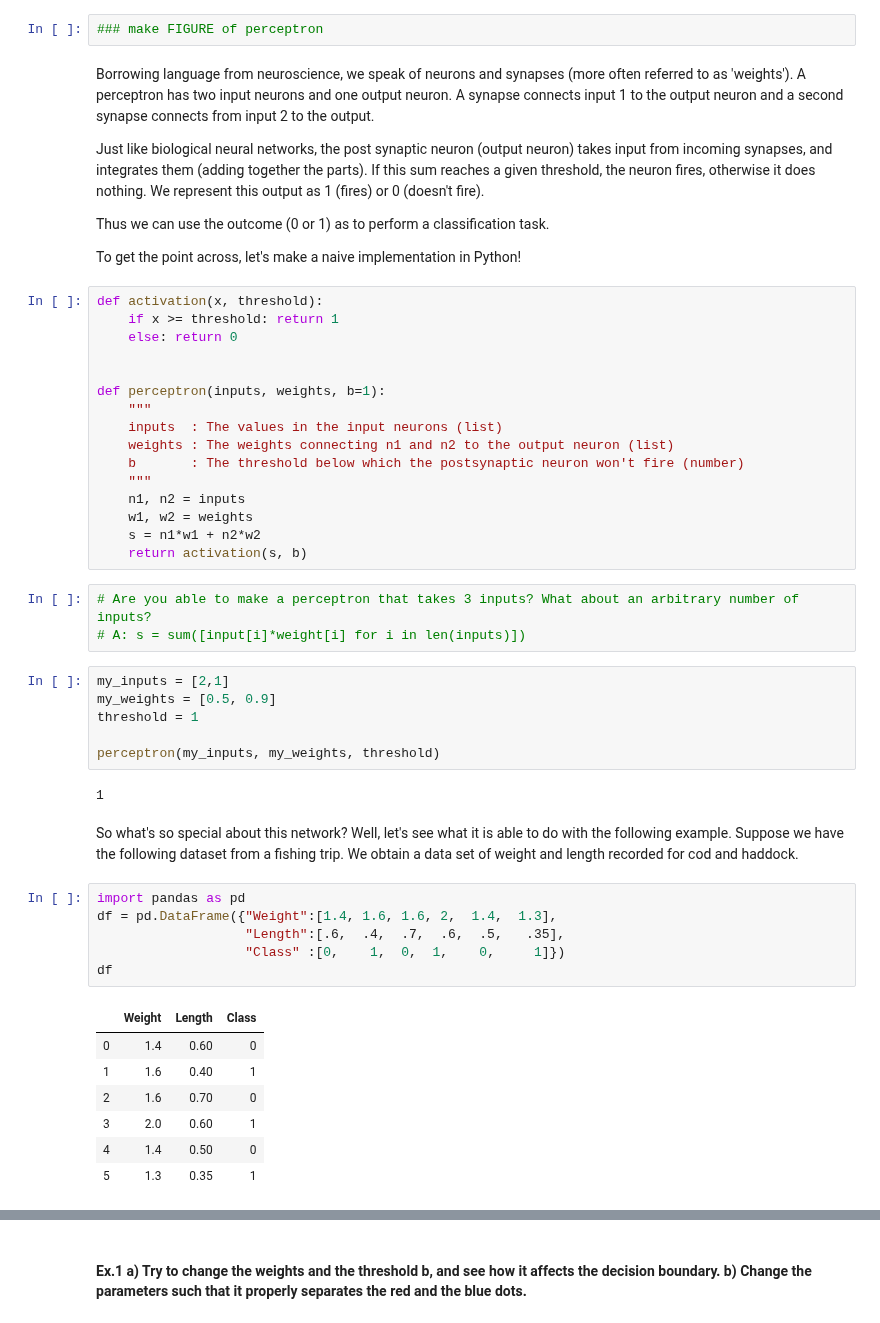
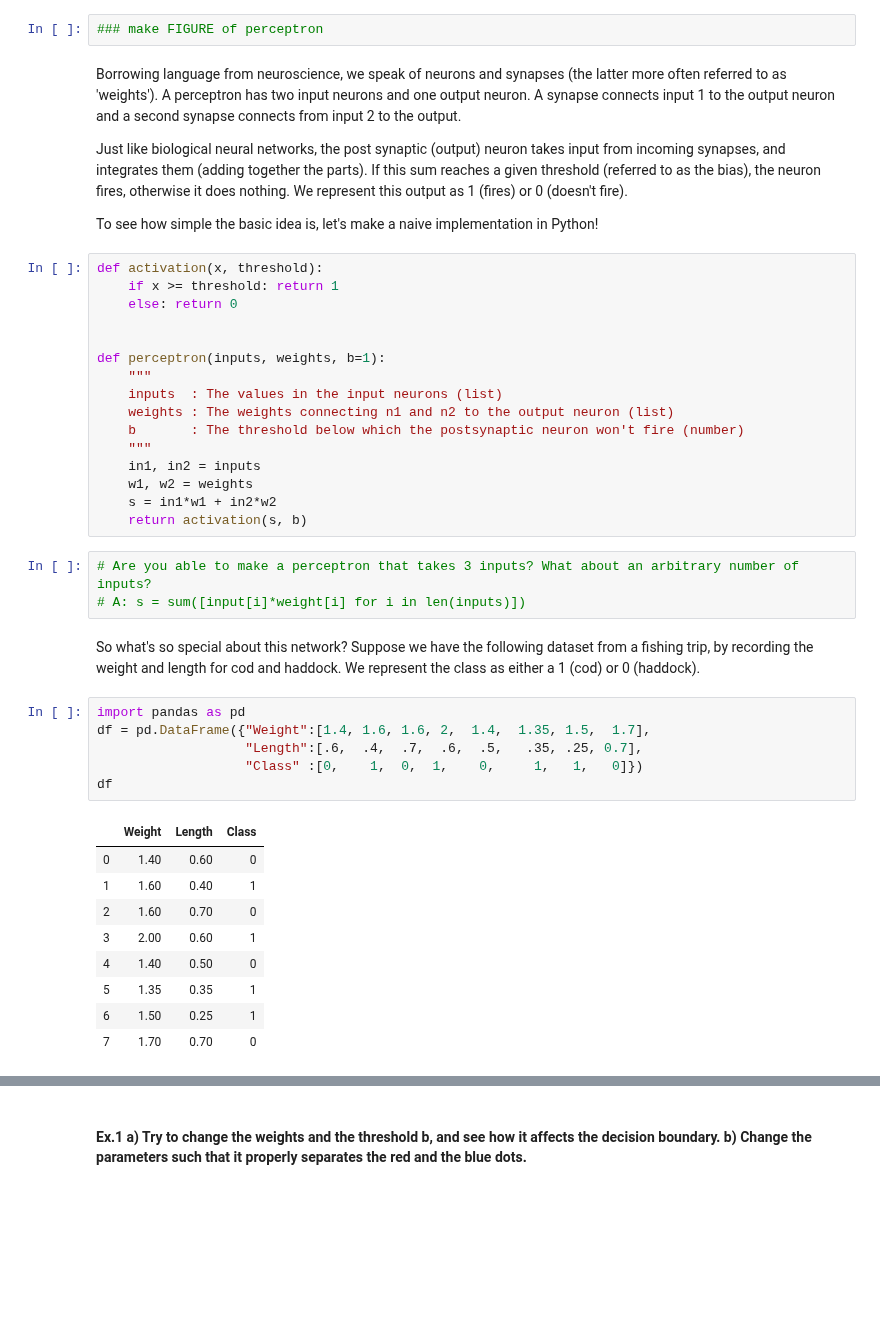
Before and after one commit to oercompbiomed/CBM101, a Jupyter notebook: H_Neural_Networks/1_Introduction_to_Neural_Networks.ipynb, the cells around one changed output, grey strips where cells are left out. Drawn from its saved outputs; the diff is of its cells as text; blank space fills up the shorter version.

```diff
--- a/H_Neural_Networks/1_Introduction_to_Neural_Networks.ipynb
+++ b/H_Neural_Networks/1_Introduction_to_Neural_Networks.ipynb
@@ -13,13 +13,11 @@ plt.style.use('ggplot')
 # %%
 ### make FIGURE of perceptron
 # %% [markdown]
-Borrowing language from neuroscience, we speak of neurons and synapses (more often referred to as 'weights'). A perceptron has two input neurons and one output neuron. A synapse connects input 1 to the output neuron and a second synapse connects from input 2 to the output.
+Borrowing language from neuroscience, we speak of neurons and synapses (the latter more often referred to as 'weights'). A perceptron has two input neurons and one output neuron. A synapse connects input 1 to the output neuron and a second synapse connects from input 2 to the output.
 
-Just like biological neural networks, the post synaptic neuron (output neuron) takes input from incoming synapses, and integrates them (adding together the parts). If this sum reaches a given threshold, the neuron fires, otherwise it does nothing. We represent this output as 1 (fires) or 0 (doesn't fire).
+Just like biological neural networks, the post synaptic (output) neuron takes input from incoming synapses, and integrates them (adding together the parts). If this sum reaches a given threshold (referred to as the bias), the neuron fires, otherwise it does nothing. We represent this output as 1 (fires) or 0 (doesn't fire).
 
-Thus we can use the outcome (0 or 1) as to perform a classification task.
-
-To get the point across, let's make a naive implementation in Python!
+To see how simple the basic idea is, let's make a naive implementation in Python!
 # %%
 def activation(x, threshold):
     if x >= threshold: return 1
@@ -32,34 +30,28 @@ def perceptron(inputs, weights, b=1):
     weights : The weights connecting n1 and n2 to the output neuron (list)
     b       : The threshold below which the postsynaptic neuron won't fire (number)
     """
-    n1, n2 = inputs
+    in1, in2 = inputs
     w1, w2 = weights
-    s = n1*w1 + n2*w2
+    s = in1*w1 + in2*w2
     return activation(s, b)
 # %%
 # Are you able to make a perceptron that takes 3 inputs? What about an arbitrary number of inputs?
 # A: s = sum([input[i]*weight[i] for i in len(inputs)])
-# %%
-my_inputs = [2,1]
-my_weights = [0.5, 0.9]
-threshold = 1
-
-perceptron(my_inputs, my_weights, threshold)
-# %% [output]
-1
 # %% [markdown]
-So what's so special about this network? Well, let's see what it is able to do with the following example. Suppose we have the following dataset from a fishing trip. We obtain a data set of weight and length recorded for cod and haddock.
+So what's so special about this network? Suppose we have the following dataset from a fishing trip, by recording the weight and length for cod and haddock. We represent the class as either a 1 (cod) or 0 (haddock).
 # %%
 import pandas as pd
-df = pd.DataFrame({"Weight":[1.4, 1.6, 1.6, 2,  1.4,  1.3],
-                   "Length":[.6,  .4,  .7,  .6,  .5,   .35],
-                   "Class" :[0,    1,  0,  1,    0,     1]})
+df = pd.DataFrame({"Weight":[1.4, 1.6, 1.6, 2,  1.4,  1.35, 1.5,  1.7],
+                   "Length":[.6,  .4,  .7,  .6,  .5,   .35, .25, 0.7],
+                   "Class" :[0,    1,  0,  1,    0,     1,   1,   0]})
 df
 # %% [output]
 |  | Weight | Length | Class |
-| 0 | 1.4 | 0.60 | 0 |
-| 1 | 1.6 | 0.40 | 1 |
-| 2 | 1.6 | 0.70 | 0 |
-| 3 | 2.0 | 0.60 | 1 |
-| 4 | 1.4 | 0.50 | 0 |
-| 5 | 1.3 | 0.35 | 1 |
+| 0 | 1.40 | 0.60 | 0 |
+| 1 | 1.60 | 0.40 | 1 |
+| 2 | 1.60 | 0.70 | 0 |
+| 3 | 2.00 | 0.60 | 1 |
+| 4 | 1.40 | 0.50 | 0 |
+| 5 | 1.35 | 0.35 | 1 |
+| 6 | 1.50 | 0.25 | 1 |
+| 7 | 1.70 | 0.70 | 0 |
```
Also changed, not shown: parts of 22 cells of this notebook.
